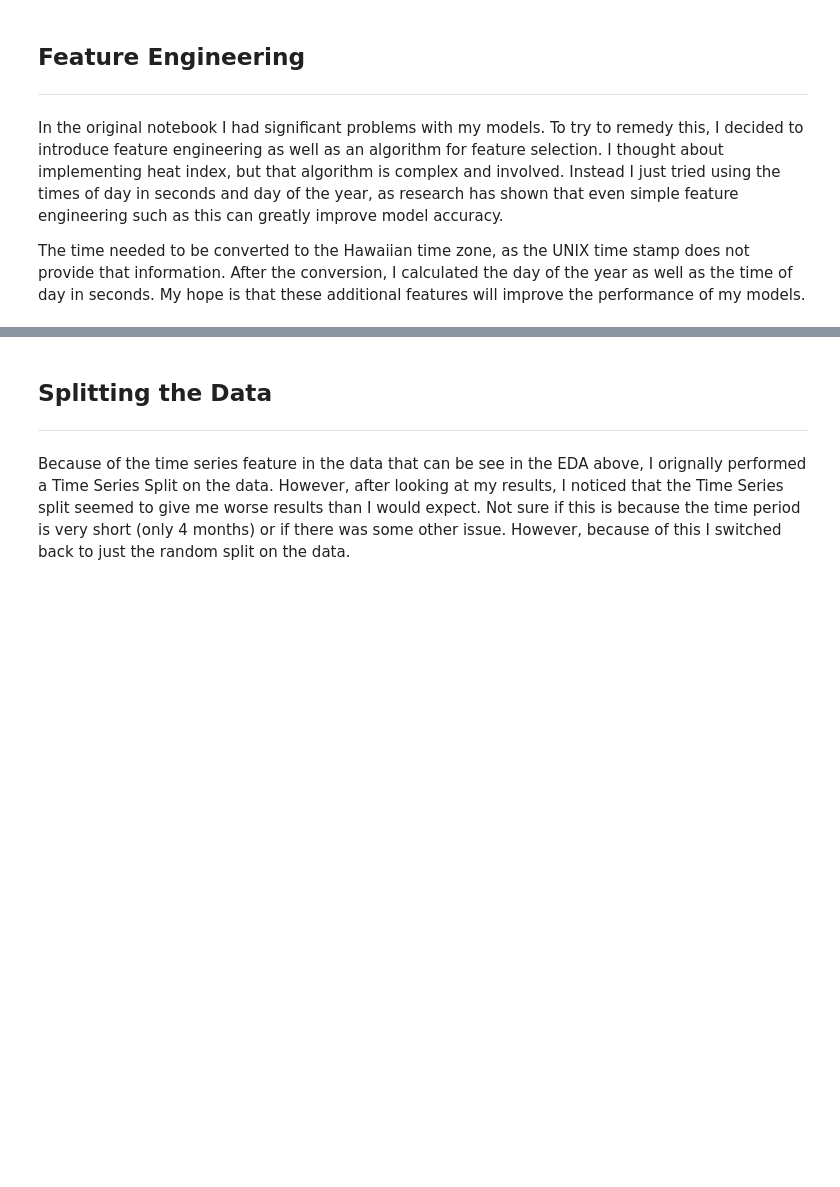
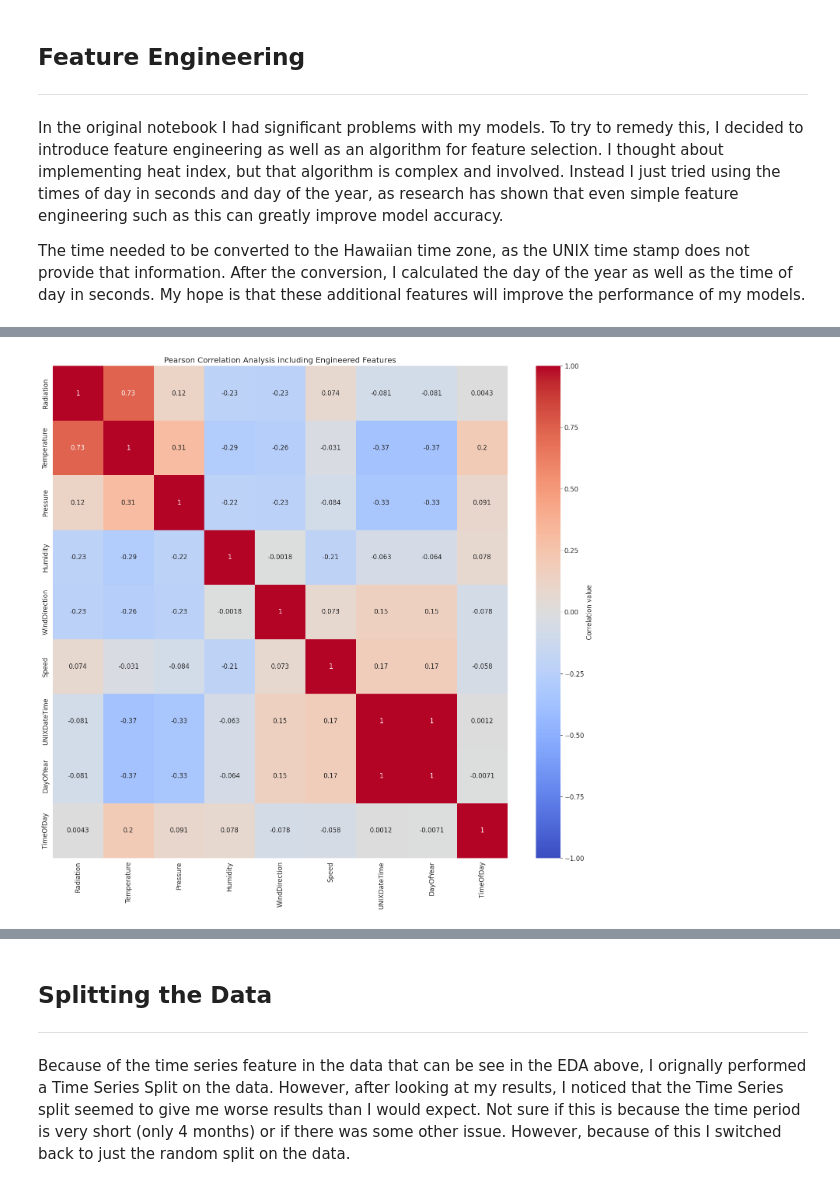
Before and after one commit to jeffbgreene/geology-558, a Jupyter notebook: Supervised_Regression_Final_Submission.ipynb, the cells around one changed output, grey strips where cells are left out. Drawn from its saved outputs; the diff is of its cells as text; code cells hidden in the pictures; blank space fills up the shorter version.

```diff
--- a/Supervised_Regression_Final_Submission.ipynb
+++ b/Supervised_Regression_Final_Submission.ipynb
@@ -339,6 +339,24 @@ df.head()
 | 2016-09-01 00:20:06-10:00 | 1472725206 | 9/1/2016 12:00:00 AM | 00:20:06 | 2.16 | 51 | 30.43 | 103 | 142.04 | ... |
 | 2016-09-01 00:25:05-10:00 | 1472725505 | 9/1/2016 12:00:00 AM | 00:25:05 | 2.21 | 51 | 30.43 | 103 | 144.12 | ... |
 | 2016-09-01 00:30:09-10:00 | 1472725809 | 9/1/2016 12:00:00 AM | 00:30:09 | 2.25 | 51 | 30.43 | 103 | 67.42 | ... |
+# %%
+# Drop the Object columns
+df_filtered = df.drop(columns=['UNIXTime', 'Data', 'Time', 'TimeSunRise', 'TimeSunSet'])
+
+fig, ax = plt.subplots(figsize=[15, 15], sharex=True)
+
+# Calculate the correlation matrix, dropping all NaN rows and columns
+correlation_matrix = df_filtered.corr(method='pearson').dropna(axis=0, how='all').dropna(axis=1, how='all')
+
+# Plot the results of the correlation as a heatmap
+sns.heatmap(correlation_matrix, annot=True, vmin=-1, vmax=1, cmap='coolwarm', cbar_kws={'label': 'Correlation value'})
+plt.title("Pearson Correlation Analysis including Engineered Features")
+ax.set_position([0.55, 0.1, 0.35, 0.8])  # Adjust position manually
+
+plt.tight_layout()
+plt.show()
+# %% [output]
+[figure, added]
 # %% [markdown]
 ## Preprocessing
 
```
Also changed, not shown: parts of 14 cells of this notebook.
